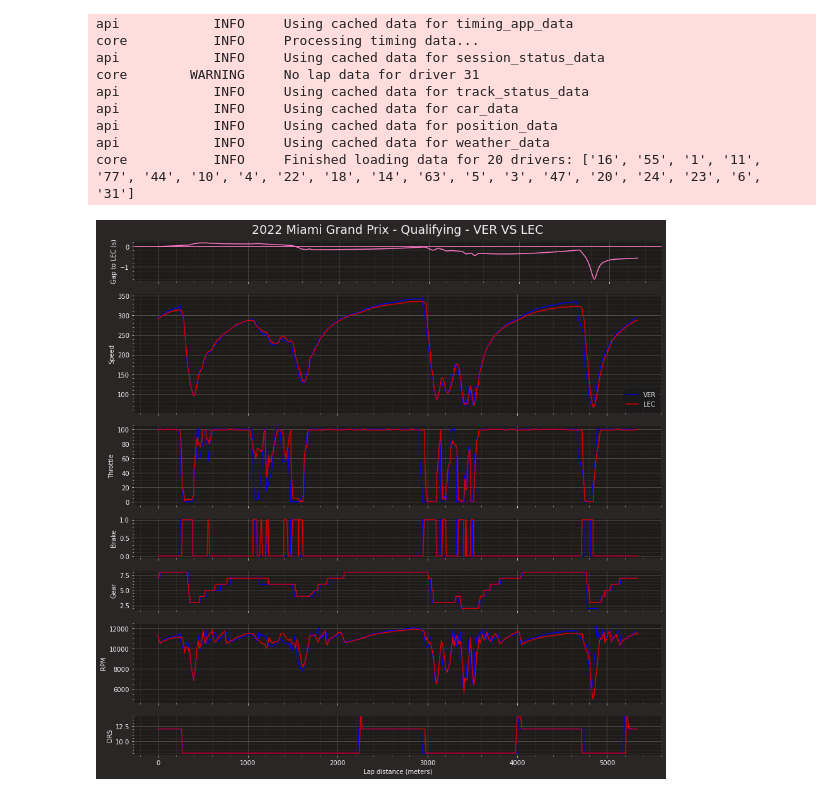
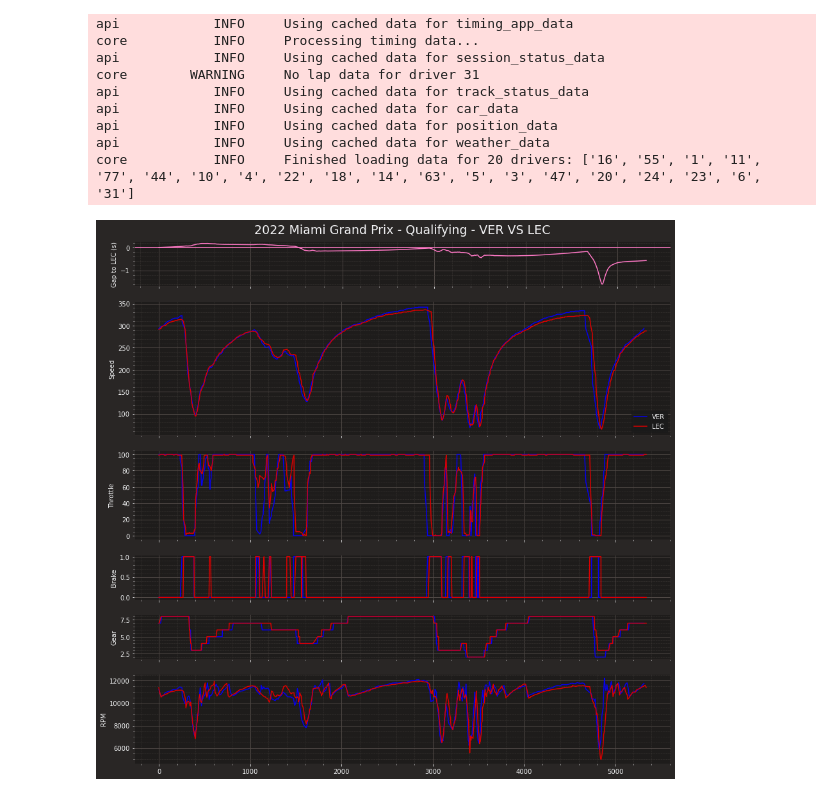
Before and after one commit to CamStevens15/F1_2022_race_analytics, a Jupyter notebook: Code_Analysis/miami_tel_analysis.ipynb, the cells around one changed output. Cells and saved outputs as stored; diff of their text form; code cells hidden in the pictures.

```diff
--- a/Code_Analysis/miami_tel_analysis.ipynb
+++ b/Code_Analysis/miami_tel_analysis.ipynb
@@ -62,14 +74,19 @@ delta_time, ref_tel, compare_tel = utils.delta_time(fastest_driver_1, fastest_dr
 
 plot_size = [15, 15]
 plot_title = f"{quali.event.year} {quali.event.EventName} - {quali.name} - {driver_1} VS {driver_2}"
-plot_ratios = [1, 3, 2, 1, 1, 2, 1]
+plot_ratios = [1, 3, 2, 1, 1, 2]
+#plot_ratios = [1, 3, 2, 1, 1, 2,1]
 plot_filename = plot_title.replace(" ", "") + ".png"
 # %%
 # Make plot a bit bigger
 plt.rcParams['figure.figsize'] = plot_size
 
+
 # Create subplots with different sizes
-fig, ax = plt.subplots(7, gridspec_kw={'height_ratios': plot_ratios})
+fig, ax = plt.subplots(6, gridspec_kw={'height_ratios': plot_ratios})
+# Create subplots with different sizes which includes DRS data
+#fig, ax = plt.subplots(7, gridspec_kw={'height_ratios': plot_ratios})
+
 
 # Set the plot title
 ax[0].title.set_text(plot_title)
@@ -90,35 +107,35 @@ ax[1].legend(loc="lower right")
 ax[2].plot(telemetry_driver_1['Distance'], telemetry_driver_1['Throttle'], label=driver_1, color=ff1.plotting.team_color(team_driver_1))
 ax[2].plot(telemetry_driver_2['Distance'], telemetry_driver_2['Throttle'], label=driver_2, color=ff1.plotting.team_color(team_driver_2))
 ax[2].set(ylabel='Throttle')
 
 # Brake trace
 ax[3].plot(telemetry_driver_1['Distance'], telemetry_driver_1['Brake'], label=driver_1, color=ff1.plotting.team_color(team_driver_1))
 ax[3].plot(telemetry_driver_2['Distance'], telemetry_driver_2['Brake'], label=driver_2, color=ff1.plotting.team_color(team_driver_2))
 ax[3].set(ylabel='Brake')
 
 # Gear trace
 ax[4].plot(telemetry_driver_1['Distance'], telemetry_driver_1['nGear'], label=driver_1, color=ff1.plotting.team_color(team_driver_1))
 ax[4].plot(telemetry_driver_2['Distance'], telemetry_driver_2['nGear'], label=driver_2, color=ff1.plotting.team_color(team_driver_2))
 ax[4].set(ylabel='Gear')
 
 # RPM trace
 ax[5].plot(telemetry_driver_1['Distance'], telemetry_driver_1['RPM'], label=driver_1, color=ff1.plotting.team_color(team_driver_1))
 ax[5].plot(telemetry_driver_2['Distance'], telemetry_driver_2['RPM'], label=driver_2, color=ff1.plotting.team_color(team_driver_2))
 ax[5].set(ylabel='RPM')
 
 # DRS trace
-ax[6].plot(telemetry_driver_1['Distance'], telemetry_driver_1['DRS'], label=driver_1, color=ff1.plotting.team_color(team_driver_1))
-ax[6].plot(telemetry_driver_2['Distance'], telemetry_driver_2['DRS'], label=driver_2, color=ff1.plotting.team_color(team_driver_2))
-ax[6].set(ylabel='DRS')
-ax[6].set(xlabel='Lap distance (meters)')
+#ax[6].plot(telemetry_driver_1['Distance'], telemetry_driver_1['DRS'], label=driver_1, color=ff1.plotting.team_color(team_driver_1))
+#ax[6].plot(telemetry_driver_2['Distance'], telemetry_driver_2['DRS'], label=driver_2, color=ff1.plotting.team_color(team_driver_2))
+#ax[6].set(ylabel='DRS')
+#ax[6].set(xlabel='Lap distance (meters)')
 
 
 # Hide x labels and tick labels for top plots and y ticks for right plots.
 for a in ax.flat:
     a.label_outer()
 
 # Store figure
 plt.savefig(plot_filename, dpi=300)
 plt.show()
 # %% [output]
-[figure, old version]
+[figure, new version]
```
Also changed, not shown: parts of 31 cells of this notebook.
